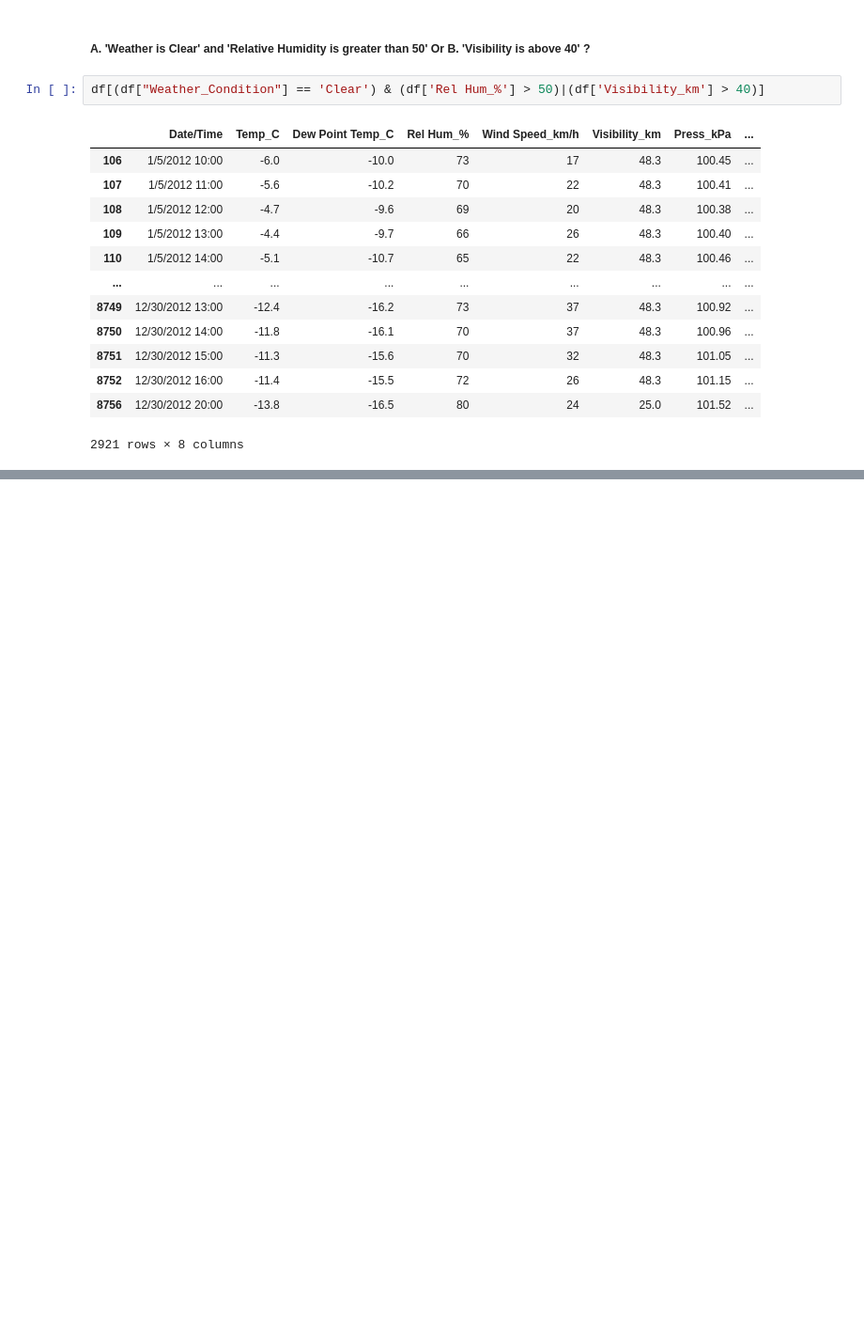
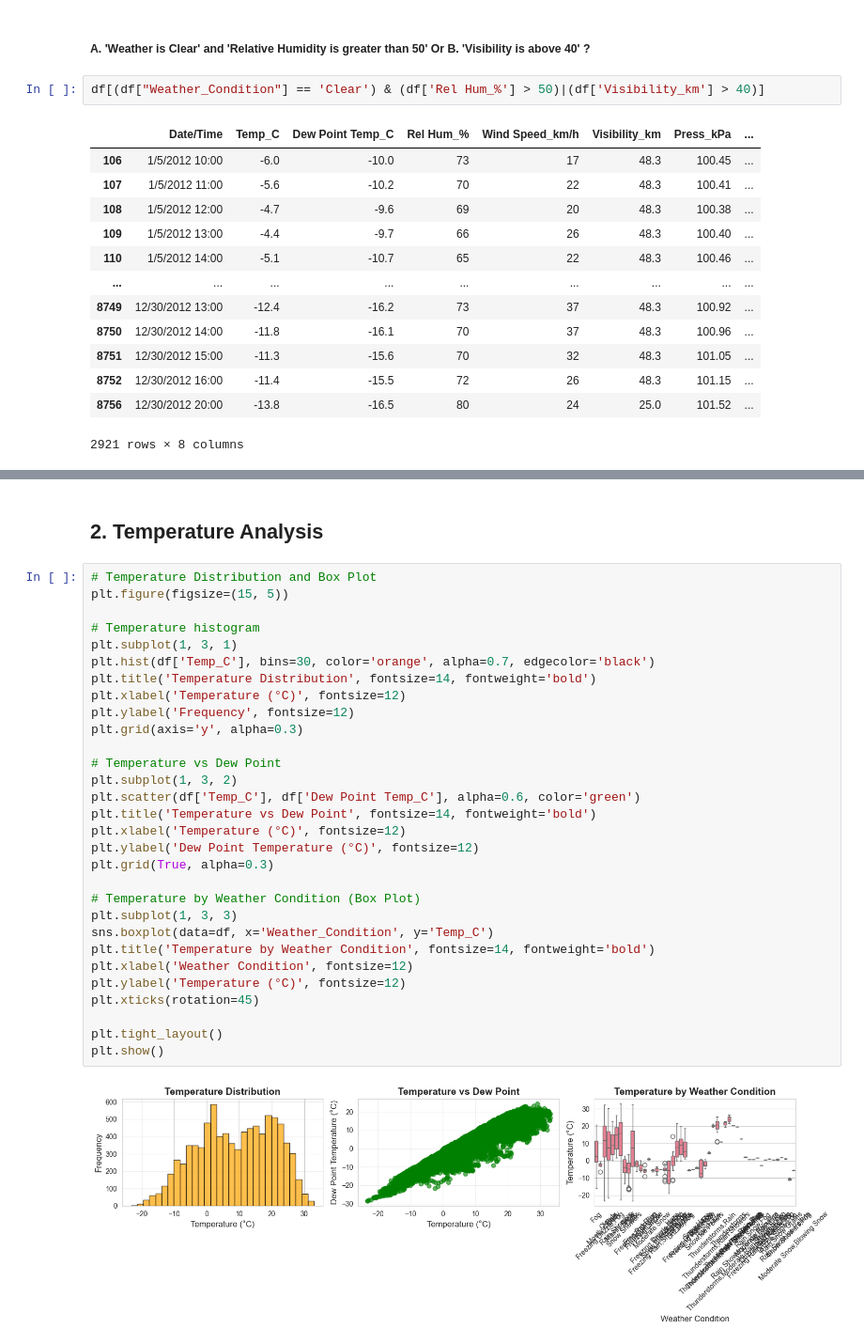
Before and after one commit to Jhonelkour/Project1, a Jupyter notebook: Project1.ipynb, the cells around one changed output, grey strips where cells are left out. Shown at 94% size. Drawn from its saved outputs; the diff is of its cells as text; blank space fills up the shorter version.

```diff
--- a/Project1.ipynb
+++ b/Project1.ipynb
@@ -522,0 +558,34 @@ df[(df["Weather_Condition"] == 'Clear') & (df['Rel Hum_%'] > 50)|(df['Visibility
+# %% [markdown]
+## 2. Temperature Analysis
+# %%
+# Temperature Distribution and Box Plot
+plt.figure(figsize=(15, 5))
+
+# Temperature histogram
+plt.subplot(1, 3, 1)
+plt.hist(df['Temp_C'], bins=30, color='orange', alpha=0.7, edgecolor='black')
+plt.title('Temperature Distribution', fontsize=14, fontweight='bold')
+plt.xlabel('Temperature (°C)', fontsize=12)
+plt.ylabel('Frequency', fontsize=12)
+plt.grid(axis='y', alpha=0.3)
+
+# Temperature vs Dew Point
+plt.subplot(1, 3, 2)
+plt.scatter(df['Temp_C'], df['Dew Point Temp_C'], alpha=0.6, color='green')
+plt.title('Temperature vs Dew Point', fontsize=14, fontweight='bold')
+plt.xlabel('Temperature (°C)', fontsize=12)
+plt.ylabel('Dew Point Temperature (°C)', fontsize=12)
+plt.grid(True, alpha=0.3)
+
+# Temperature by Weather Condition (Box Plot)
+plt.subplot(1, 3, 3)
+sns.boxplot(data=df, x='Weather_Condition', y='Temp_C')
+plt.title('Temperature by Weather Condition', fontsize=14, fontweight='bold')
+plt.xlabel('Weather Condition', fontsize=12)
+plt.ylabel('Temperature (°C)', fontsize=12)
+plt.xticks(rotation=45)
+
+plt.tight_layout()
+plt.show()
+# %% [output]
+[figure, added]
```
Also changed, not shown: parts of 13 cells of this notebook, 1 other file.
